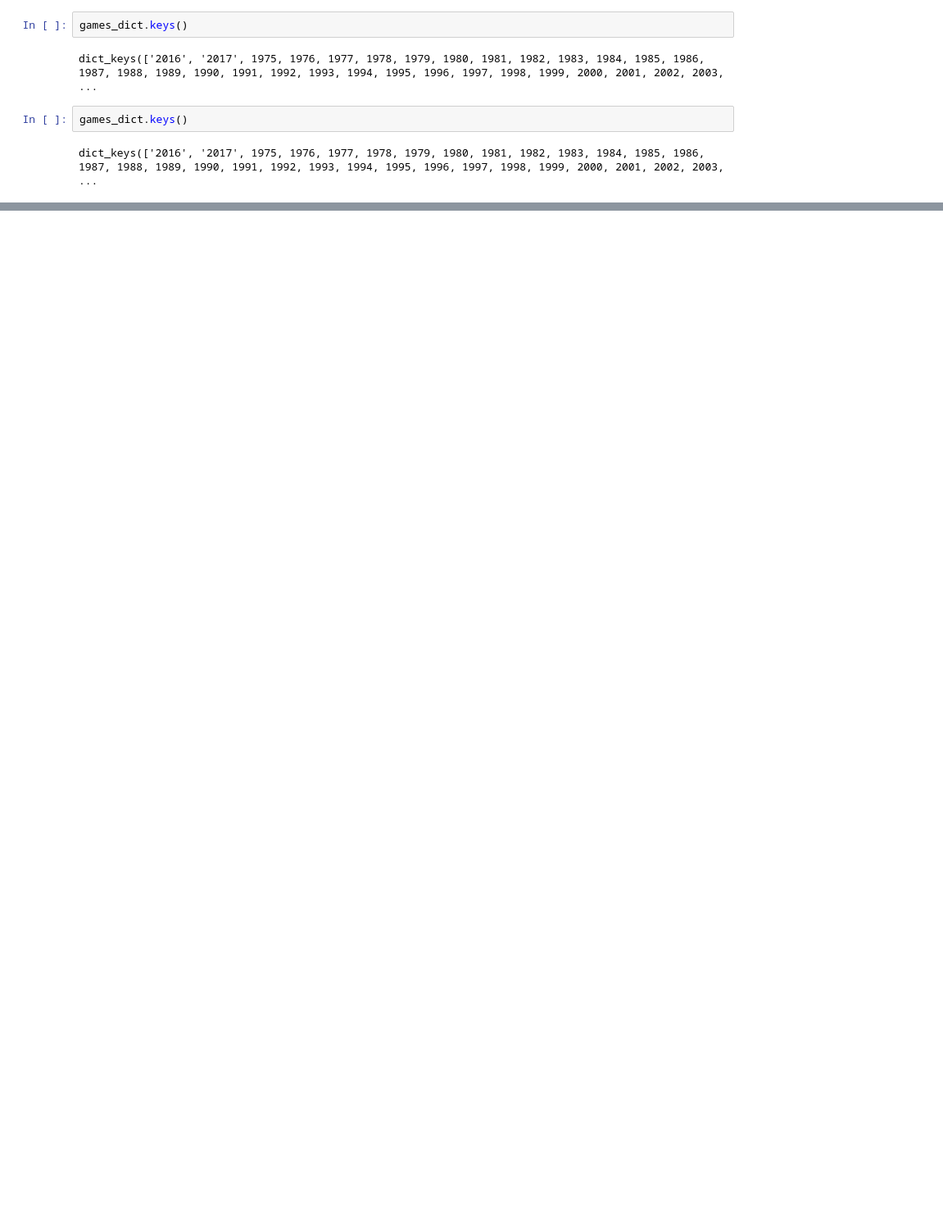
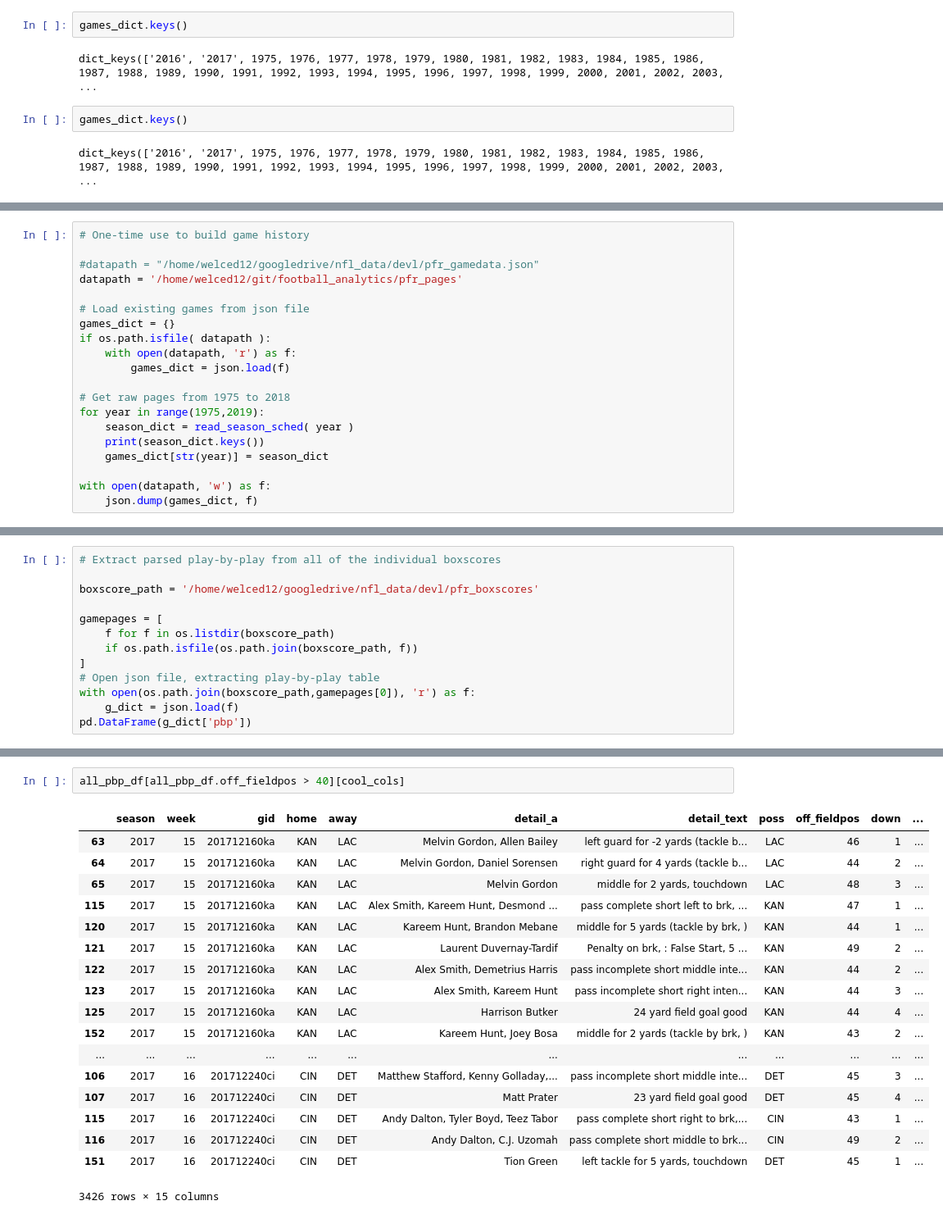
Before and after one commit to ewelchman/football_analytics, a Jupyter notebook: weekly_update/update_pfr_things.ipynb, the cells around one changed output, grey strips where cells are left out. Shown at 82% size. Drawn from its saved outputs; the diff is of its cells as text; blank space fills up the shorter version.

```diff
--- a/weekly_update/update_pfr_things.ipynb
+++ b/weekly_update/update_pfr_things.ipynb
@@ -125,0 +257,20 @@ dict_keys(['2016', '2017', 1975, 1976, 1977, 1978, 1979, 1980, 1981, 1982, 1983,
+# %%
+# One-time use to build game history
+
+#datapath = "/home/welced12/googledrive/nfl_data/devl/pfr_gamedata.json"
+datapath = '/home/welced12/git/football_analytics/pfr_pages'
+
+# Load existing games from json file
+games_dict = {}
+if os.path.isfile( datapath ):
+    with open(datapath, 'r') as f:
+        games_dict = json.load(f)
+
+# Get raw pages from 1975 to 2018
+for year in range(1975,2019):
+    season_dict = read_season_sched( year )
+    print(season_dict.keys())
+    games_dict[str(year)] = season_dict
+
+with open(datapath, 'w') as f:
+    json.dump(games_dict, f)
@@ -125,0 +374,13 @@ dict_keys(['2016', '2017', 1975, 1976, 1977, 1978, 1979, 1980, 1981, 1982, 1983,
+# %%
+# Extract parsed play-by-play from all of the individual boxscores
+
+boxscore_path = '/home/welced12/googledrive/nfl_data/devl/pfr_boxscores'
+
+gamepages = [
+    f for f in os.listdir(boxscore_path)
+    if os.path.isfile(os.path.join(boxscore_path, f))
+]
+# Open json file, extracting play-by-play table
+with open(os.path.join(boxscore_path,gamepages[0]), 'r') as f:
+    g_dict = json.load(f)
+pd.DataFrame(g_dict['pbp'])
@@ -125,0 +841,21 @@ dict_keys(['2016', '2017', 1975, 1976, 1977, 1978, 1979, 1980, 1981, 1982, 1983,
+# %%
+all_pbp_df[all_pbp_df.off_fieldpos > 40][cool_cols]
+# %% [output]
+|  | season | week | gid | home | away | detail_a | detail_text | poss | off_fieldpos | down | ... |
+| 63 | 2017 | 15 | 201712160ka | KAN | LAC | Melvin Gordon, Allen Bailey | left guard for -2 yards (tackle b... | LAC | 46 | 1 | ... |
+| 64 | 2017 | 15 | 201712160ka | KAN | LAC | Melvin Gordon, Daniel Sorensen | right guard for 4 yards (tackle b... | LAC | 44 | 2 | ... |
+| 65 | 2017 | 15 | 201712160ka | KAN | LAC | Melvin Gordon | middle for 2 yards, touchdown | LAC | 48 | 3 | ... |
+| 115 | 2017 | 15 | 201712160ka | KAN | LAC | Alex Smith, Kareem Hunt, Desmond ... | pass complete short left to brk, ... | KAN | 47 | 1 | ... |
+| 120 | 2017 | 15 | 201712160ka | KAN | LAC | Kareem Hunt, Brandon Mebane | middle for 5 yards (tackle by brk, ) | KAN | 44 | 1 | ... |
+| 121 | 2017 | 15 | 201712160ka | KAN | LAC | Laurent Duvernay-Tardif | Penalty on brk, : False Start, 5 ... | KAN | 49 | 2 | ... |
+| 122 | 2017 | 15 | 201712160ka | KAN | LAC | Alex Smith, Demetrius Harris | pass incomplete short middle inte... | KAN | 44 | 2 | ... |
+| 123 | 2017 | 15 | 201712160ka | KAN | LAC | Alex Smith, Kareem Hunt | pass incomplete short right inten... | KAN | 44 | 3 | ... |
+| 125 | 2017 | 15 | 201712160ka | KAN | LAC | Harrison Butker | 24 yard field goal good | KAN | 44 | 4 | ... |
+| 152 | 2017 | 15 | 201712160ka | KAN | LAC | Kareem Hunt, Joey Bosa | middle for 2 yards (tackle by brk, ) | KAN | 43 | 2 | ... |
+| ... | ... | ... | ... | ... | ... | ... | ... | ... | ... | ... | ... |
+| 106 | 2017 | 16 | 201712240ci | CIN | DET | Matthew Stafford, Kenny Golladay,... | pass incomplete short middle inte... | DET | 45 | 3 | ... |
+| 107 | 2017 | 16 | 201712240ci | CIN | DET | Matt Prater | 23 yard field goal good | DET | 45 | 4 | ... |
+| 115 | 2017 | 16 | 201712240ci | CIN | DET | Andy Dalton, Tyler Boyd, Teez Tabor | pass complete short right to brk,... | CIN | 43 | 1 | ... |
+| 116 | 2017 | 16 | 201712240ci | CIN | DET | Andy Dalton, C.J. Uzomah | pass complete short middle to brk... | CIN | 49 | 2 | ... |
+| 151 | 2017 | 16 | 201712240ci | CIN | DET | Tion Green | left tackle for 5 yards, touchdown | DET | 45 | 1 | ... |
+3426 rows × 15 columns
```
Also changed, not shown: parts of 10 cells of this notebook, 6 other files.
